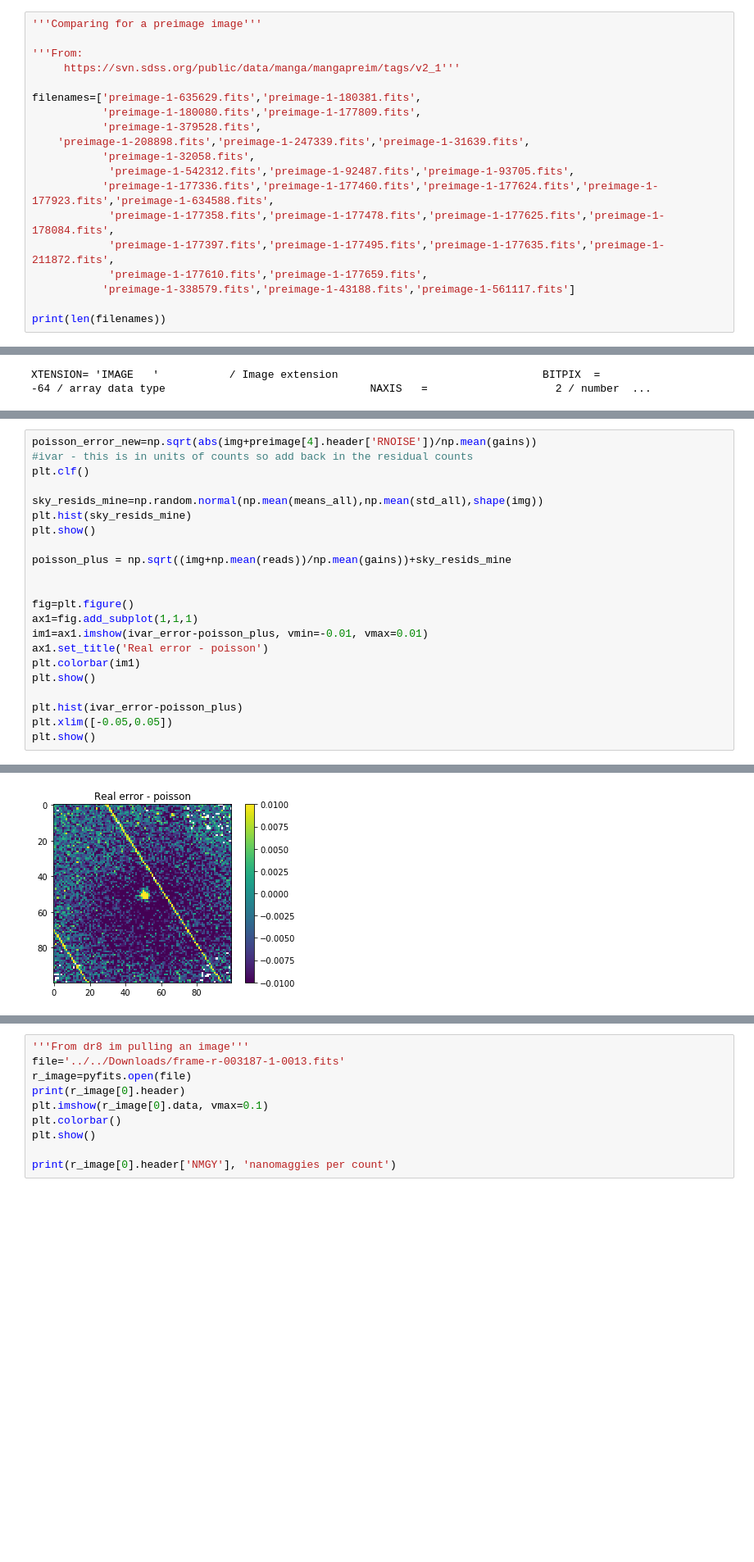
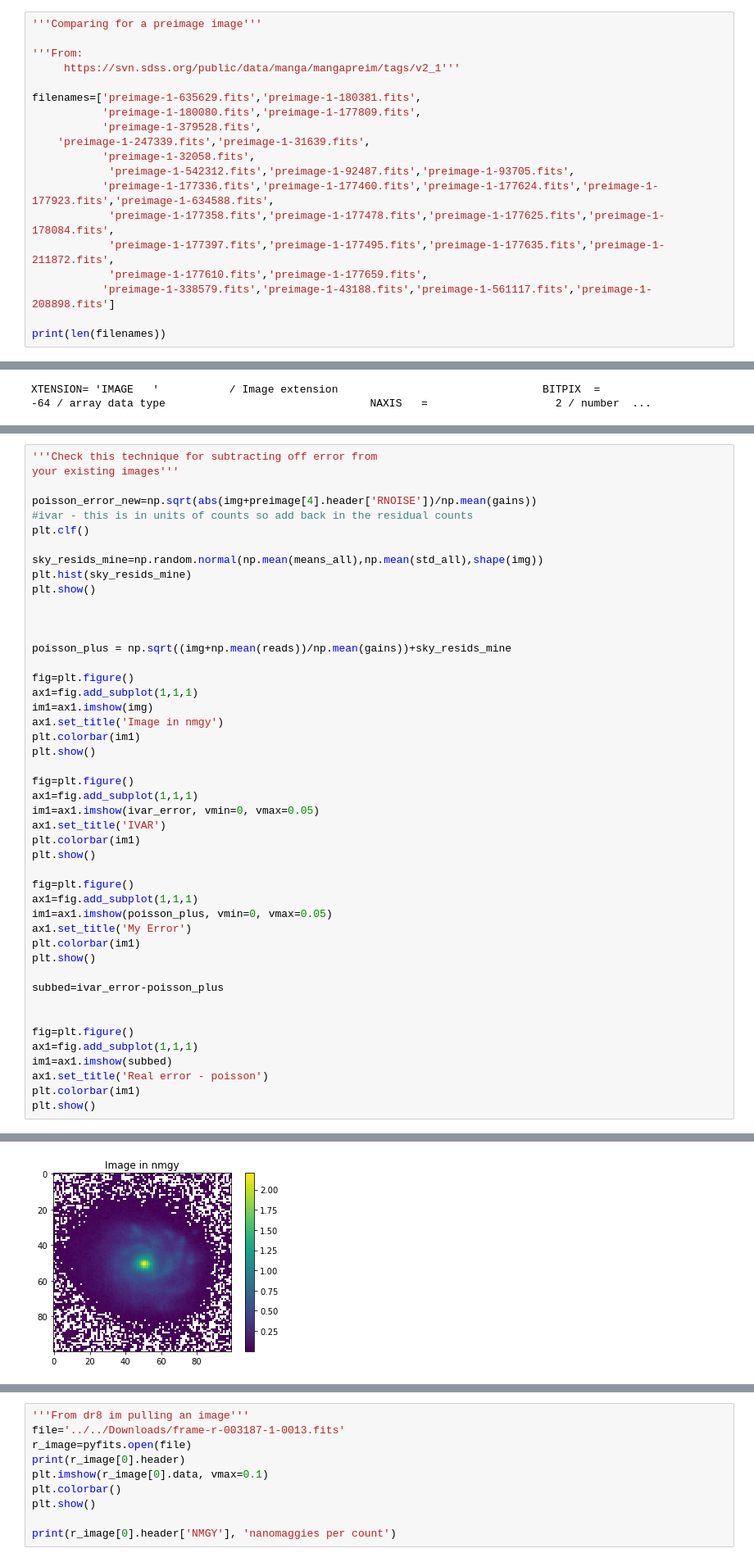
Before and after one commit to beckynevin/sdss_noise_imaging, a Jupyter notebook: SDSS_r_imaging.ipynb, the cells around one changed output, grey strips where cells are left out. Shown at 82% size. Cells and saved outputs as stored; diff of their text form; blank space fills up the shorter version.

```diff
--- a/SDSS_r_imaging.ipynb
+++ b/SDSS_r_imaging.ipynb
@@ -243,14 +243,14 @@ array([[1, 2],
 filenames=['preimage-1-635629.fits','preimage-1-180381.fits',
            'preimage-1-180080.fits','preimage-1-177809.fits',
            'preimage-1-379528.fits',
-    'preimage-1-208898.fits','preimage-1-247339.fits','preimage-1-31639.fits',
+    'preimage-1-247339.fits','preimage-1-31639.fits',
            'preimage-1-32058.fits',
             'preimage-1-542312.fits','preimage-1-92487.fits','preimage-1-93705.fits',
            'preimage-1-177336.fits','preimage-1-177460.fits','preimage-1-177624.fits','preimage-1-177923.fits','preimage-1-634588.fits',
             'preimage-1-177358.fits','preimage-1-177478.fits','preimage-1-177625.fits','preimage-1-178084.fits',
             'preimage-1-177397.fits','preimage-1-177495.fits','preimage-1-177635.fits','preimage-1-211872.fits',
             'preimage-1-177610.fits','preimage-1-177659.fits',
-           'preimage-1-338579.fits','preimage-1-43188.fits','preimage-1-561117.fits']
+           'preimage-1-338579.fits','preimage-1-43188.fits','preimage-1-561117.fits','preimage-1-208898.fits']
 
 print(len(filenames))
 # %% [output]
@@ -478,4 +539,7 @@ readnoise 0.00485112766667 0.000813859389783
 # %%
+'''Check this technique for subtracting off error from
+your existing images'''
+
 poisson_error_new=np.sqrt(abs(img+preimage[4].header['RNOISE'])/np.mean(gains))
 #ivar - this is in units of counts so add back in the residual counts
 plt.clf()
@@ -484,17 +548,38 @@ sky_resids_mine=np.random.normal(np.mean(means_all),np.mean(std_all),shape(img))
 plt.hist(sky_resids_mine)
 plt.show()
 
+
+
 poisson_plus = np.sqrt((img+np.mean(reads))/np.mean(gains))+sky_resids_mine
+
+fig=plt.figure()
+ax1=fig.add_subplot(1,1,1)
+im1=ax1.imshow(img)
+ax1.set_title('Image in nmgy')
+plt.colorbar(im1)
+plt.show()
+
+fig=plt.figure()
+ax1=fig.add_subplot(1,1,1)
+im1=ax1.imshow(ivar_error, vmin=0, vmax=0.05)
+ax1.set_title('IVAR')
+plt.colorbar(im1)
+plt.show()
+
+fig=plt.figure()
+ax1=fig.add_subplot(1,1,1)
+im1=ax1.imshow(poisson_plus, vmin=0, vmax=0.05)
+ax1.set_title('My Error')
+plt.colorbar(im1)
+plt.show()
+
+subbed=ivar_error-poisson_plus
 
 
 fig=plt.figure()
 ax1=fig.add_subplot(1,1,1)
-im1=ax1.imshow(ivar_error-poisson_plus, vmin=-0.01, vmax=0.01)
+im1=ax1.imshow(subbed)
 ax1.set_title('Real error - poisson')
 plt.colorbar(im1)
 plt.show()
-
-plt.hist(ivar_error-poisson_plus)
-plt.xlim([-0.05,0.05])
-plt.show()
 # %% [output]
@@ -502 +587 @@ plt.show()
-[figure, old version]
+[figure, new version]
```
Also changed, not shown: parts of 6 cells of this notebook.
